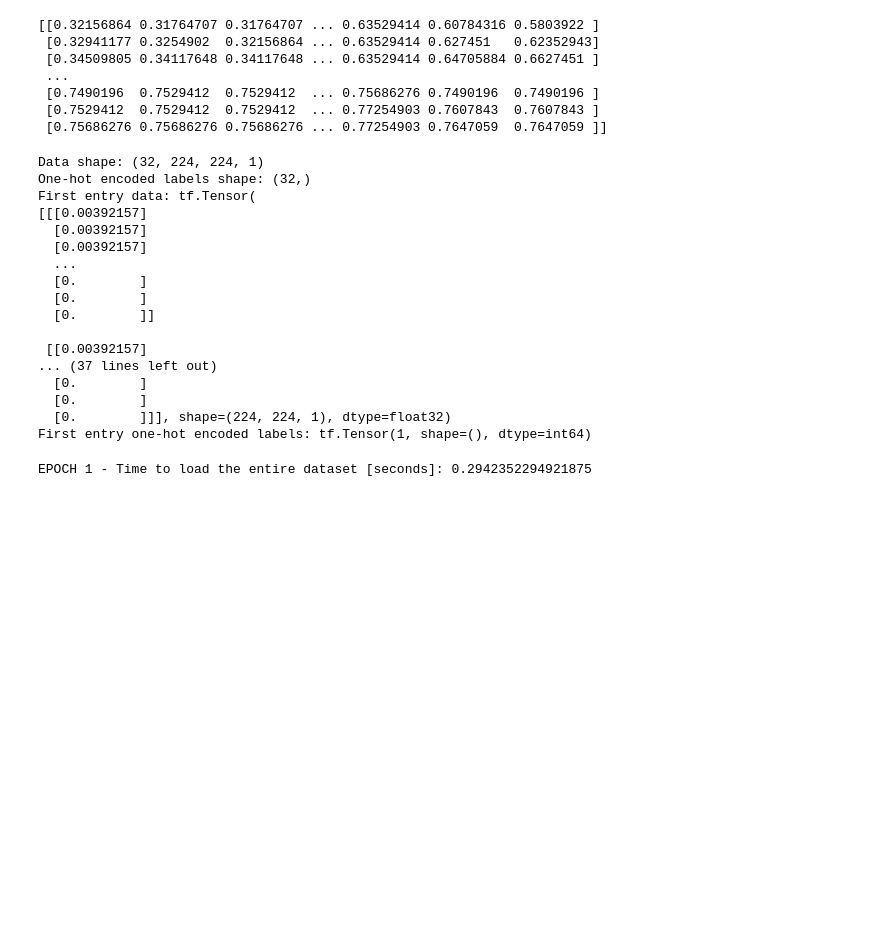
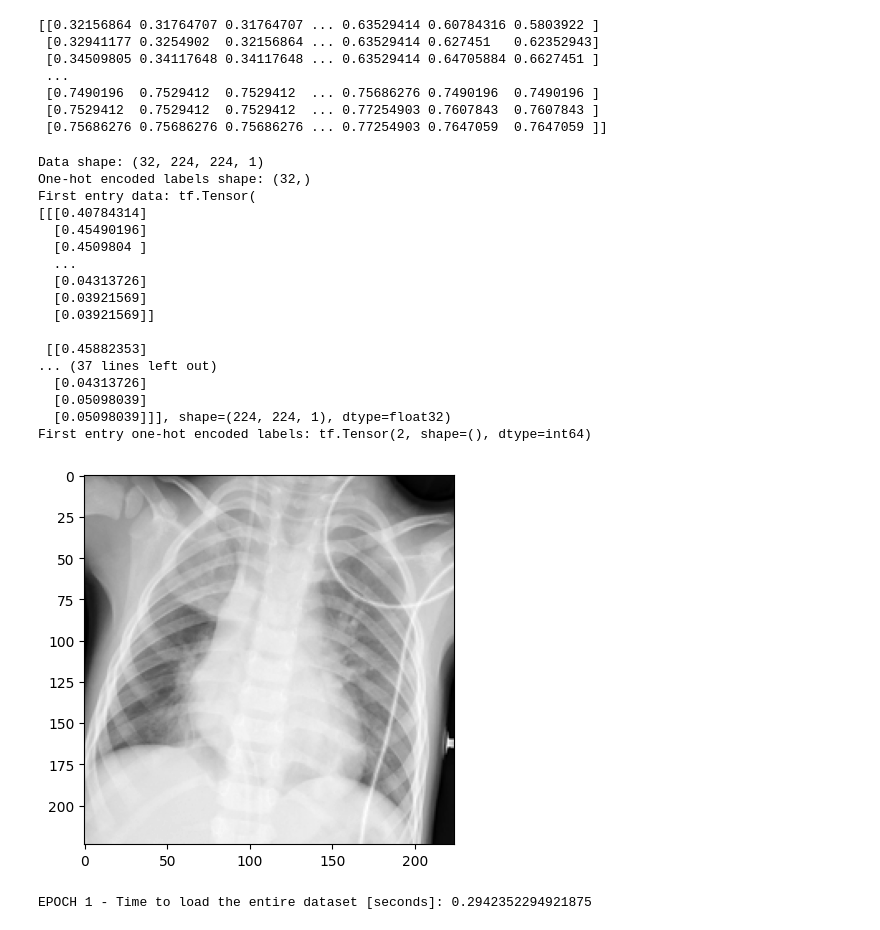
Before and after one commit to ivanovicnikola/HDA_final_project, a Jupyter notebook: hda_final_project.ipynb, the cells around one changed output. Drawn from its saved outputs; the diff is of its cells as text; code cells hidden in the pictures; blank space fills up the shorter version.

```diff
--- a/hda_final_project.ipynb
+++ b/hda_final_project.ipynb
@@ -361,28 +353,30 @@ val_steps = int(np.ceil(len(val_reference_df)/batch_size))
 # %%
 # Inspect the first entry of the training dataset
 for data, one_hot_labels in train_dataset.take(1):
     print("Data shape:", data.shape)
     print("One-hot encoded labels shape:", one_hot_labels.shape)
     print("First entry data:", data[0])
+    plt.imshow(data[0], cmap='gray')
     print("First entry one-hot encoded labels:", one_hot_labels[0])
 # %% [output]
 Data shape: (32, 224, 224, 1)
 One-hot encoded labels shape: (32,)
 First entry data: tf.Tensor(
-[[[0.00392157]
-  [0.00392157]
-  [0.00392157]
+[[[0.40784314]
+  [0.45490196]
+  [0.4509804 ]
   ...
-  [0.        ]
-  [0.        ]
-  [0.        ]]
+  [0.04313726]
+  [0.03921569]
+  [0.03921569]]
 
- [[0.00392157]
+ [[0.45882353]
 ... (37 lines left out)
-  [0.        ]
-  [0.        ]
-  [0.        ]]], shape=(224, 224, 1), dtype=float32)
-First entry one-hot encoded labels: tf.Tensor(1, shape=(), dtype=int64)
+  [0.04313726]
+  [0.05098039]
+  [0.05098039]]], shape=(224, 224, 1), dtype=float32)
+First entry one-hot encoded labels: tf.Tensor(2, shape=(), dtype=int64)
+[figure, added]
 # %%
 example_dataset = create_dataset(reference_df[:96],
                                  batch_size=batch_size,
```
Also changed, not shown: parts of 6 cells of this notebook.
